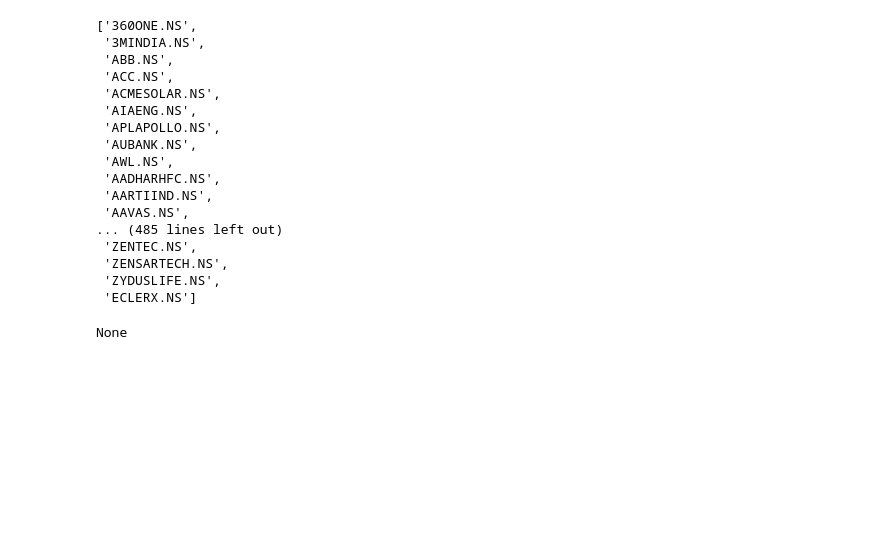
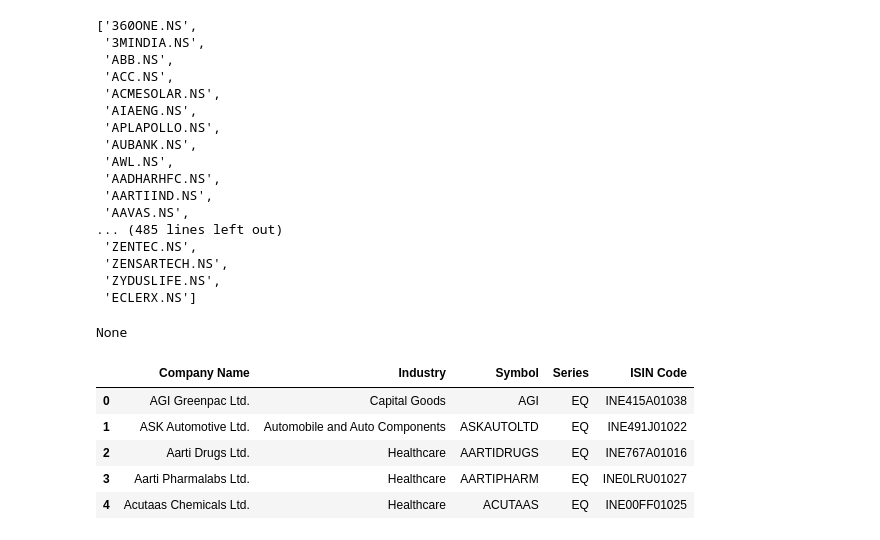
Before and after one commit to ambideXtrous9/Streamlit-AI-Portfolio, a Jupyter notebook: temp.ipynb, the cells around one changed output. Cells and saved outputs as stored; diff of their text form; code cells hidden in the pictures; blank space fills up the shorter version.

```diff
--- a/temp.ipynb
+++ b/temp.ipynb
@@ -177,0 +182,9 @@ None
+# %%
+df.head()
+# %% [output]
+|  | Company Name | Industry | Symbol | Series | ISIN Code |
+| 0 | AGI Greenpac Ltd. | Capital Goods | AGI | EQ | INE415A01038 |
+| 1 | ASK Automotive Ltd. | Automobile and Auto Components | ASKAUTOLTD | EQ | INE491J01022 |
+| 2 | Aarti Drugs Ltd. | Healthcare | AARTIDRUGS | EQ | INE767A01016 |
+| 3 | Aarti Pharmalabs Ltd. | Healthcare | AARTIPHARM | EQ | INE0LRU01027 |
+| 4 | Acutaas Chemicals Ltd. | Healthcare | ACUTAAS | EQ | INE00FF01025 |
```
Also changed, not shown: parts of 4 cells of this notebook, 2 other files.
